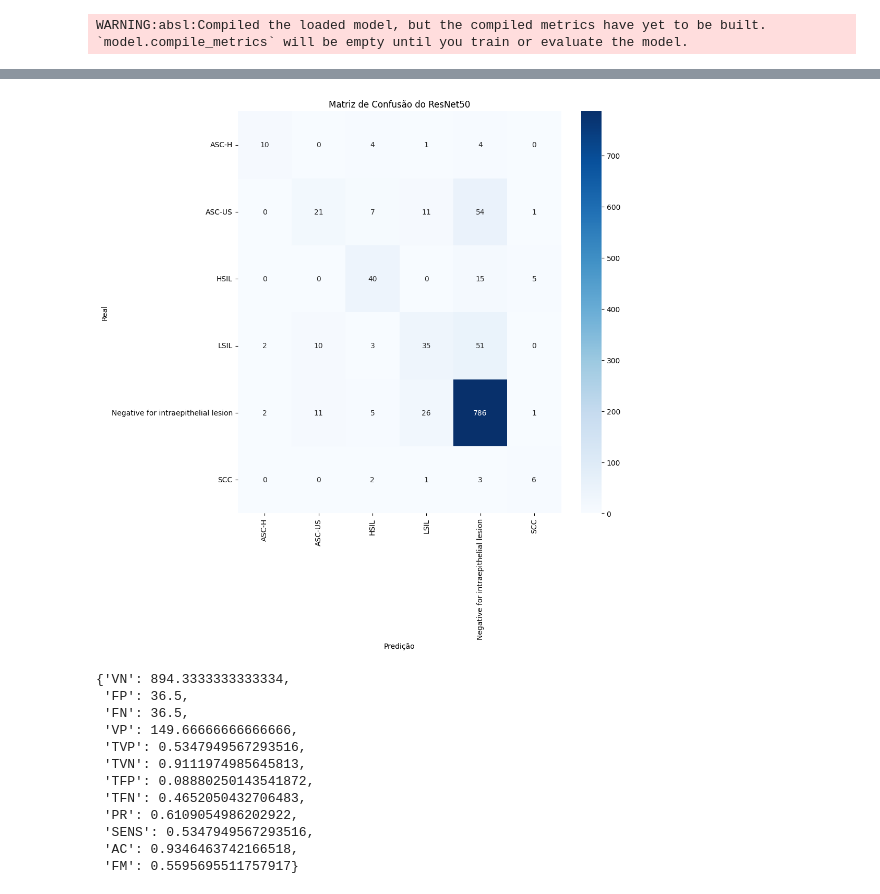
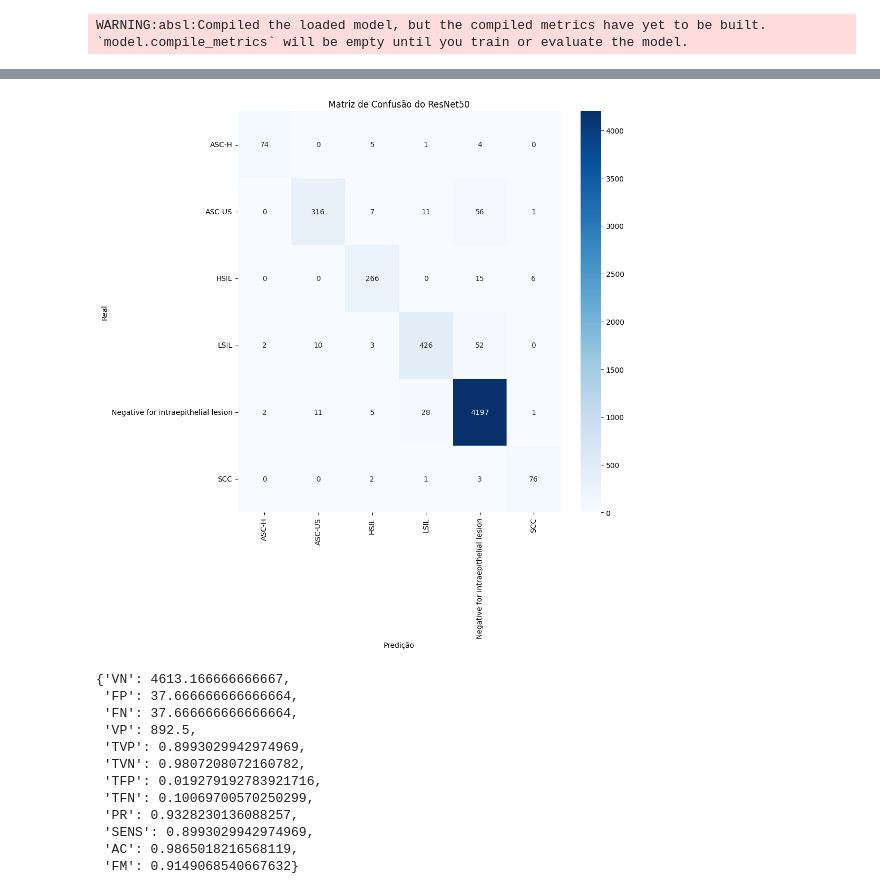
Before and after one commit to Henriquemcc/Trabalho_Pratico_-_Processamento_e_Analise_de_Imagens_-_2024-1, a Jupyter notebook: resnet50_qualidade.ipynb, the cells around one changed output, grey strips where cells are left out. Saved outputs shown, nothing was run; the diff lists cells and outputs as text; code cells hidden in the pictures.

Commit message:
Gerando nova matriz de confusão e novas métricas para o ResNet50

```diff
--- a/resnet50_qualidade.ipynb
+++ b/resnet50_qualidade.ipynb
@@ -161,5 +161,5 @@ modelo = tf.keras.models.load_model('app/inteligencia/resnet50.h5')
 # %% [output]
 WARNING:absl:Compiled the loaded model, but the compiled metrics have yet to be built. `model.compile_metrics` will be empty until you train or evaluate the model.
 # %%
-predicoes = modelo.predict(X_test)
+predicoes = modelo.predict(X)
 # %% [output]
@@ -170,15 +167,15 @@ labels = [label_mapping[i] for i in range(len(label_mapping))]
 # %%
 predicoes_ = np.argmax(predicoes, axis=1)
-y_test_ = np.argmax(y_test, axis=1)
+y_test_ = np.argmax(y, axis=1)
 matriz_confusao = confusion_matrix(y_test_, predicoes_)
 plt.figure(figsize=(10, 10))
-seaborn.heatmap(matriz_confusao, annot=True, fmt='d', cmap='Blues', xticklabels=labels, yticklabels=labels)
+seaborn.heatmap(matriz_confusao, annot=True, fmt='d', cmap='Blues', xticklabels=classification_label, yticklabels=classification_label)
 plt.xlabel('Predição')
 plt.ylabel('Real')
 plt.title('Matriz de Confusão do ResNet50')
 plt.show()
 # %% [output]
-[figure, old version]
+[figure, new version]
 # %%
 def obter_metricas(matriz_confusao: numpy.ndarray, y: numpy.ndarray) -> list[dict]:
     """
@@ -248,15 +245,15 @@ def calcular_medias_metricas(metricas: list):
 # %%
 calcular_medias_metricas(metricas)
 # %% [output]
-{'VN': 894.3333333333334,
- 'FP': 36.5,
- 'FN': 36.5,
- 'VP': 149.66666666666666,
- 'TVP': 0.5347949567293516,
- 'TVN': 0.9111974985645813,
- 'TFP': 0.08880250143541872,
- 'TFN': 0.4652050432706483,
- 'PR': 0.6109054986202922,
- 'SENS': 0.5347949567293516,
- 'AC': 0.9346463742166518,
- 'FM': 0.5595695511757917}
+{'VN': 4613.166666666667,
+ 'FP': 37.666666666666664,
+ 'FN': 37.666666666666664,
+ 'VP': 892.5,
+ 'TVP': 0.8993029942974969,
+ 'TVN': 0.9807208072160782,
+ 'TFP': 0.019279192783921716,
+ 'TFN': 0.10069700570250299,
+ 'PR': 0.9328230136088257,
+ 'SENS': 0.8993029942974969,
+ 'AC': 0.9865018216568119,
+ 'FM': 0.9149068540667632}
```
Also changed, not shown: parts of 2 cells of this notebook, 1 other file.
